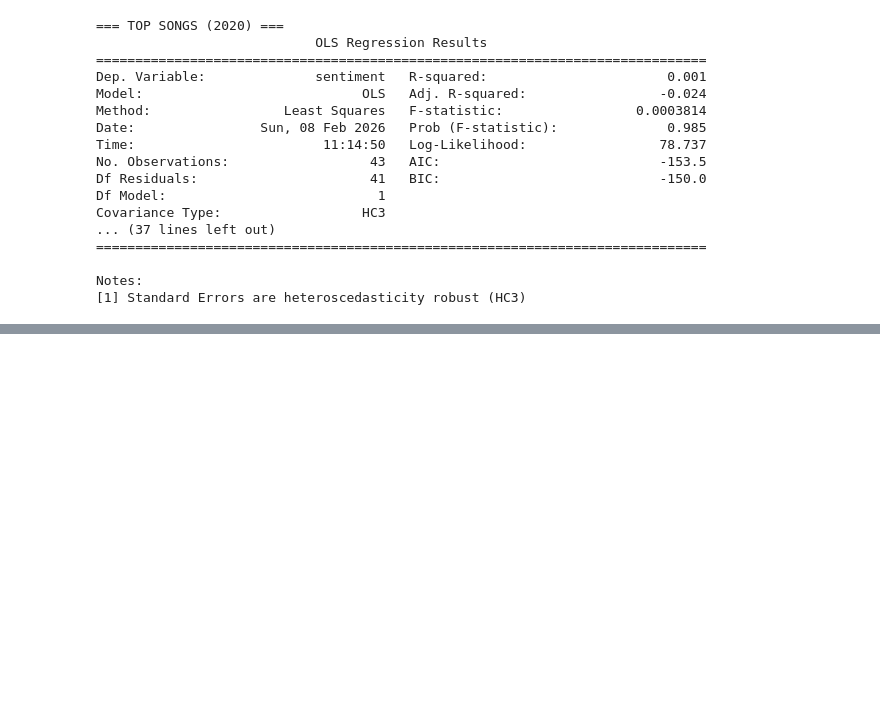
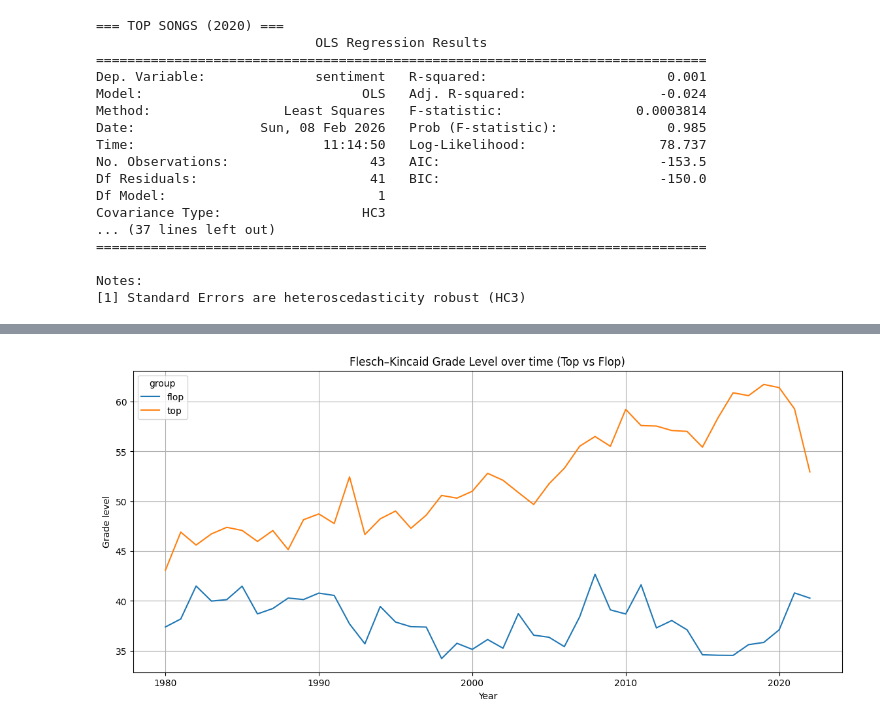
Before and after one commit to Isahrv/nlp_lyrics_analysis, a Jupyter notebook: code_pop.ipynb, the cells around one changed output, grey strips where cells are left out. Drawn from its saved outputs; the diff is of its cells as text; code cells hidden in the pictures; blank space fills up the shorter version.

Commit message:
flesch kincaid

```diff
--- a/code_pop.ipynb
+++ b/code_pop.ipynb
@@ -1126,0 +1130,20 @@ Notes:
+# %%
+df_top["group"] = "top"
+df_flop["group"] = "flop"
+
+df_all = pd.concat([df_top, df_flop], ignore_index=True)
+# %%
+import textstat
+def compute_flesch_scores(text):
+    if not isinstance(text, str) or len(text.strip()) == 0:
+        return pd.Series([None, None])
+
+    return pd.Series([
+        textstat.flesch_reading_ease(text),
+        textstat.flesch_kincaid_grade(text)
+    ])
+
+df_all[["flesch_reading_ease", "flesch_kincaid_grade"]] = (
+    df_all["clean_lyrics"]
+    .apply(compute_flesch_scores)
+)
@@ -1126,0 +1161,17 @@ Notes:
+# %%
+fk_by_year = (
+    df_all
+    .groupby(["year", "group"])["flesch_kincaid_grade"]
+    .mean()
+    .reset_index()
+)
+
+plt.figure(figsize=(14,6))
+sns.lineplot(data=fk_by_year, x="year", y="flesch_kincaid_grade", hue="group")
+plt.title("Flesch-Kincaid Grade Level over time (Top vs Flop)")
+plt.ylabel("Grade level")
+plt.xlabel("Year")
+plt.grid(True)
+plt.show()
+# %% [output]
+[figure, added]
```
Also changed, not shown: parts of 5 cells of this notebook, 2 other files.
